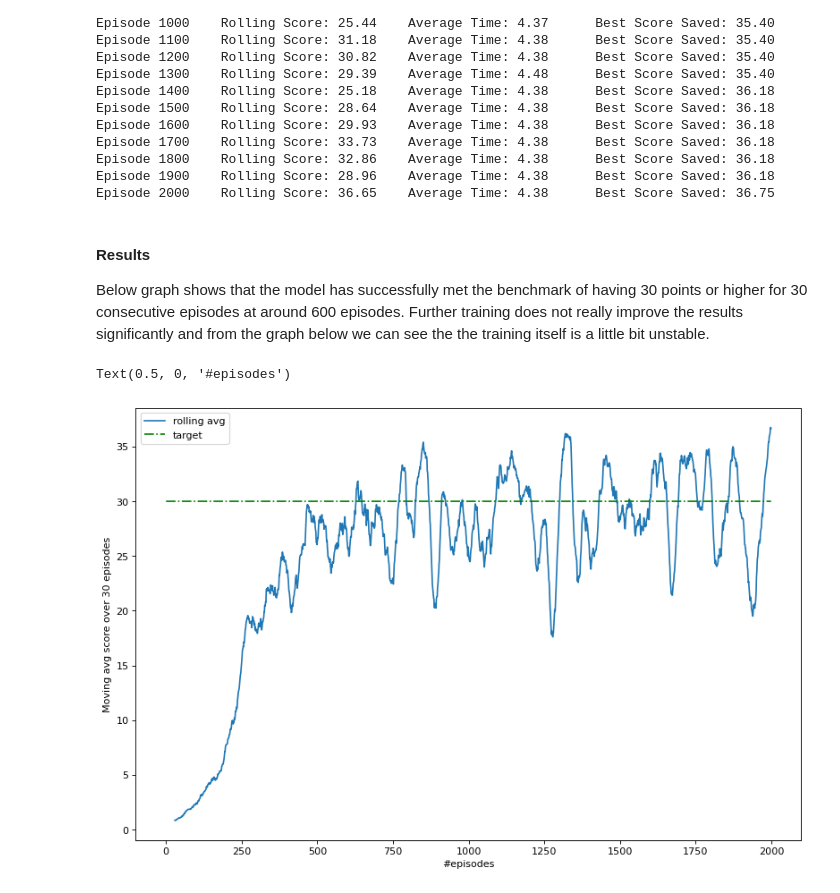
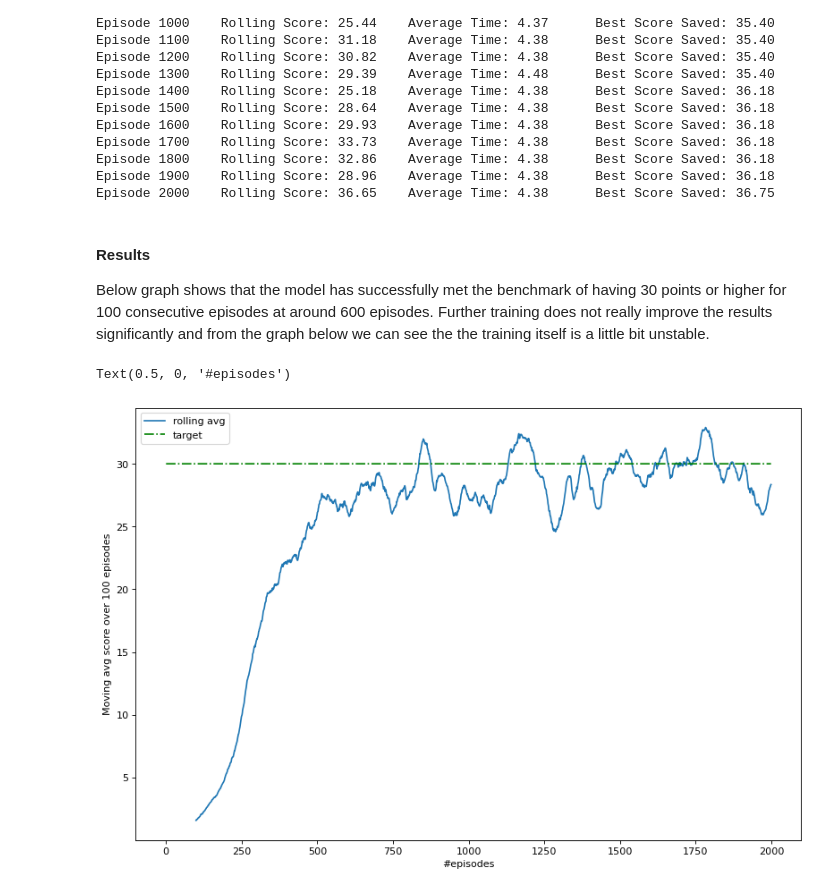
Before and after one commit to pypakchan/Udacity-Deep-Reinforcement-Learning, a Jupyter notebook: p2_continuous-control/Continuous_Control.ipynb, the cells around one changed output. Saved outputs shown, nothing was run; the diff lists cells and outputs as text; code cells hidden in the pictures.

```diff
--- a/p2_continuous-control/Continuous_Control.ipynb
+++ b/p2_continuous-control/Continuous_Control.ipynb
@@ -202,10 +202,10 @@ def ddpg(agent, n_episodes=1000, max_t=1000, eps_start=1.0, eps_end=0.01, eps_de
             print('\rEpisode {}\tRolling Score: {:.2f}\tAverage Time: {:.2f}\tBest Score Saved: {:.2f}'.format(i_episode, np.mean(scores_window), np.mean(times),high_score))
         mean_score = np.mean(scores_window)
         if mean_score>=high_score:
-            torch.save(agent.actor_local.state_dict(), "actor_local")
-            torch.save(agent.actor_target.state_dict(), "actor_target")
-            torch.save(agent.critic_local.state_dict(), "critic_local")
-            torch.save(agent.critic_target.state_dict(), "critic_target")
+            torch.save(agent.actor_local.state_dict(), "actor_local.pth")
+            torch.save(agent.actor_target.state_dict(), "actor_target.pth")
+            torch.save(agent.critic_local.state_dict(), "critic_local.pth")
+            torch.save(agent.critic_target.state_dict(), "critic_target.pth")
             high_score = mean_score
 
     return scores
@@ -237,17 +237,17 @@ Episode 2000    Rolling Score: 36.65    Average Time: 4.38      Best Score Saved
 # %% [markdown]
 #### Results
 
-Below graph shows that the model has successfully met the benchmark of having 30 points or higher for 30 consecutive episodes at around 600 episodes. Further training does not really improve the results significantly and from the graph below we can see the the training itself is a little bit unstable.
+Below graph shows that the model has successfully met the benchmark of having 30 points or higher for 100 consecutive episodes at around 600 episodes. Further training does not really improve the results significantly and from the graph below we can see the the training itself is a little bit unstable.
 # %%
 from matplotlib.pyplot import figure
 figure(figsize=(12, 8), dpi=80)
-rolling=pd.Series(scores).rolling(30).mean()
+rolling=pd.Series(scores).rolling(100).mean()
 ys = 0.*np.array(scores) + 30
 plt.plot(rolling, label='rolling avg')
 plt.plot(ys, 'g-.', label='target')
 plt.legend()
-plt.ylabel('Moving avg score over 30 episodes')
+plt.ylabel('Moving avg score over 100 episodes')
 plt.xlabel('#episodes')
 # %% [output]
 Text(0.5, 0, '#episodes')
-[figure, old version]
+[figure, new version]
```
Also changed, not shown: 3 other files.
